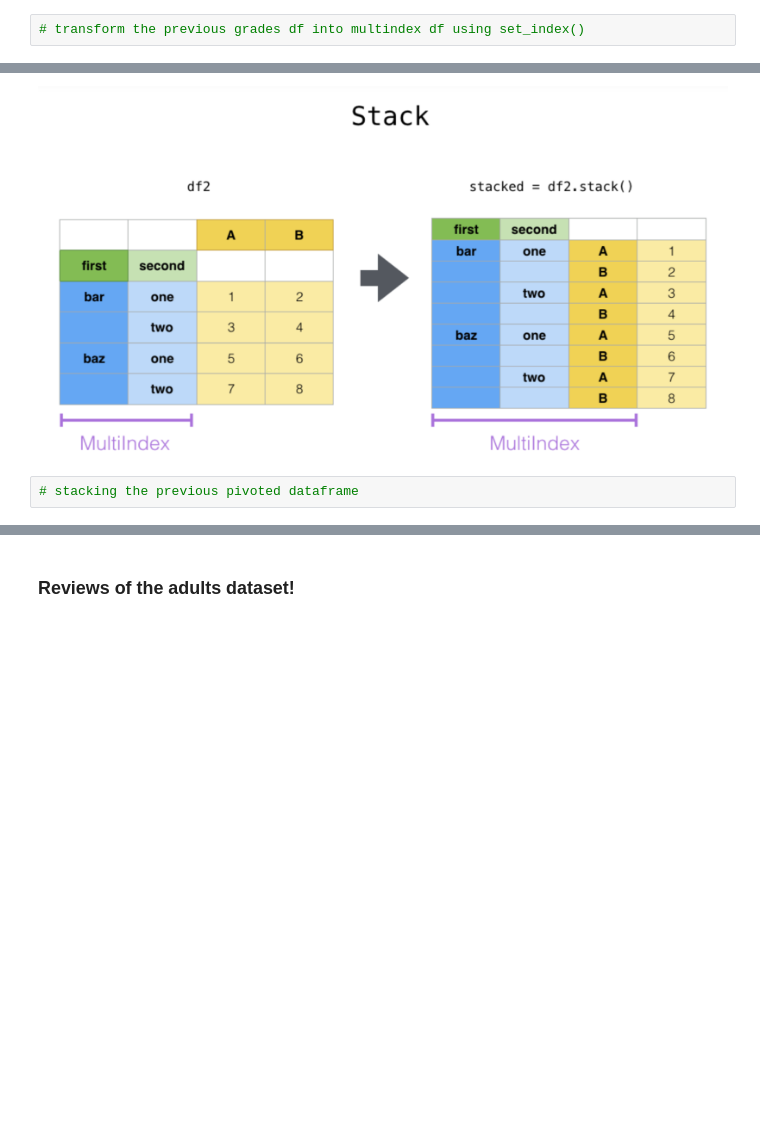
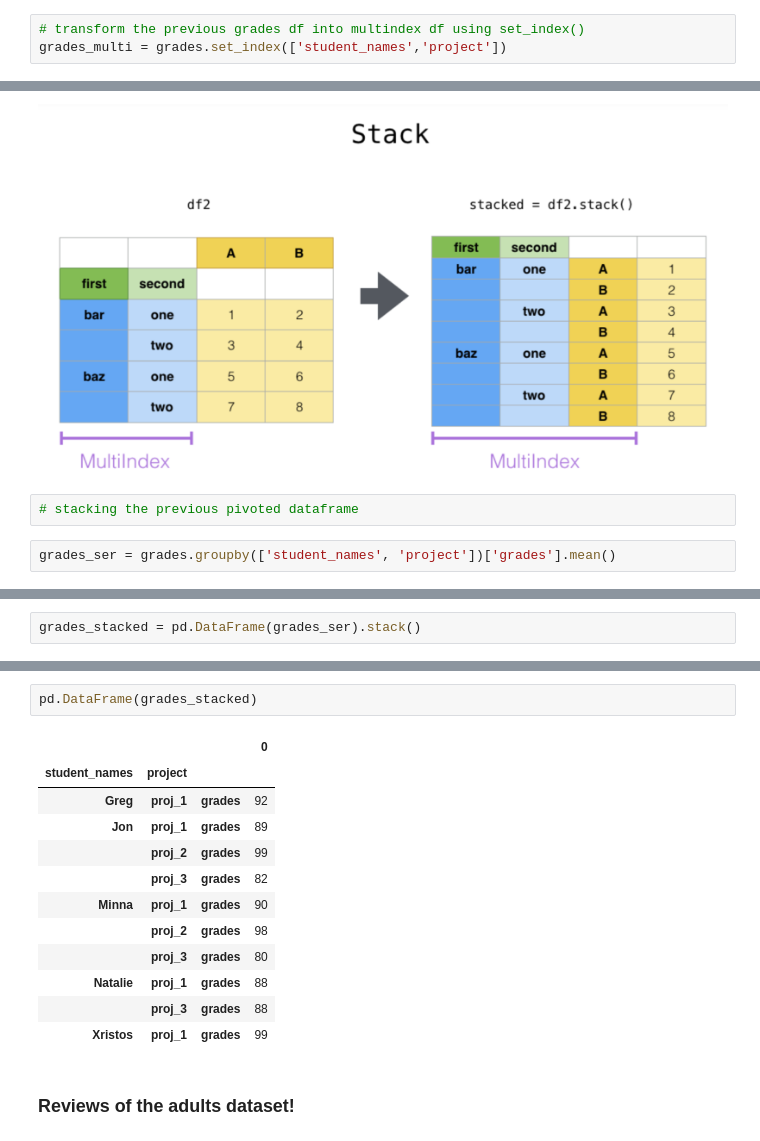
Before and after one commit to learn-co-students/nyc-mhtn-ds-082619-lectures, a Jupyter notebook: Mod_1/PandasIII_livecode.ipynb, the cells around one changed output, grey strips where cells are left out. Drawn from its saved outputs; the diff is of its cells as text; blank space fills up the shorter version.

```diff
--- a/Mod_1/PandasIII_livecode.ipynb
+++ b/Mod_1/PandasIII_livecode.ipynb
@@ -36,5 +54,6 @@ grades
 ### Working with Multindex DataFrames
 # %%
 # transform the previous grades df into multindex df using set_index()
+grades_multi = grades.set_index(['student_names','project'])
 # %%
 # want all of Jon's grades
@@ -79,3 +113,5 @@ The level involved will automatically get sorted.
 ![Screen%20Shot%202019-06-17%20at%208.41.15%20AM.png](attachment:Screen%20Shot%202019-06-17%20at%208.41.15%20AM.png)
 # %%
 # stacking the previous pivoted dataframe
+# %%
+grades_ser = grades.groupby(['student_names', 'project'])['grades'].mean()
@@ -81,0 +143,2 @@ The level involved will automatically get sorted.
+# %%
+grades_stacked = pd.DataFrame(grades_ser).stack()
@@ -82,3 +160,18 @@ The level involved will automatically get sorted.
+# %%
+pd.DataFrame(grades_stacked)
+# %% [output]
+|  |  |  | 0 |
+| student_names | project |  |  |
+| Greg | proj_1 | grades | 92 |
+| Jon | proj_1 | grades | 89 |
+|  | proj_2 | grades | 99 |
+|  | proj_3 | grades | 82 |
+| Minna | proj_1 | grades | 90 |
+|  | proj_2 | grades | 98 |
+|  | proj_3 | grades | 80 |
+| Natalie | proj_1 | grades | 88 |
+|  | proj_3 | grades | 88 |
+| Xristos | proj_1 | grades | 99 |
 # %% [markdown]
 ### Reviews of the adults dataset!
 # %%
```
Also changed, not shown: parts of 16 cells of this notebook, 16 other files.
